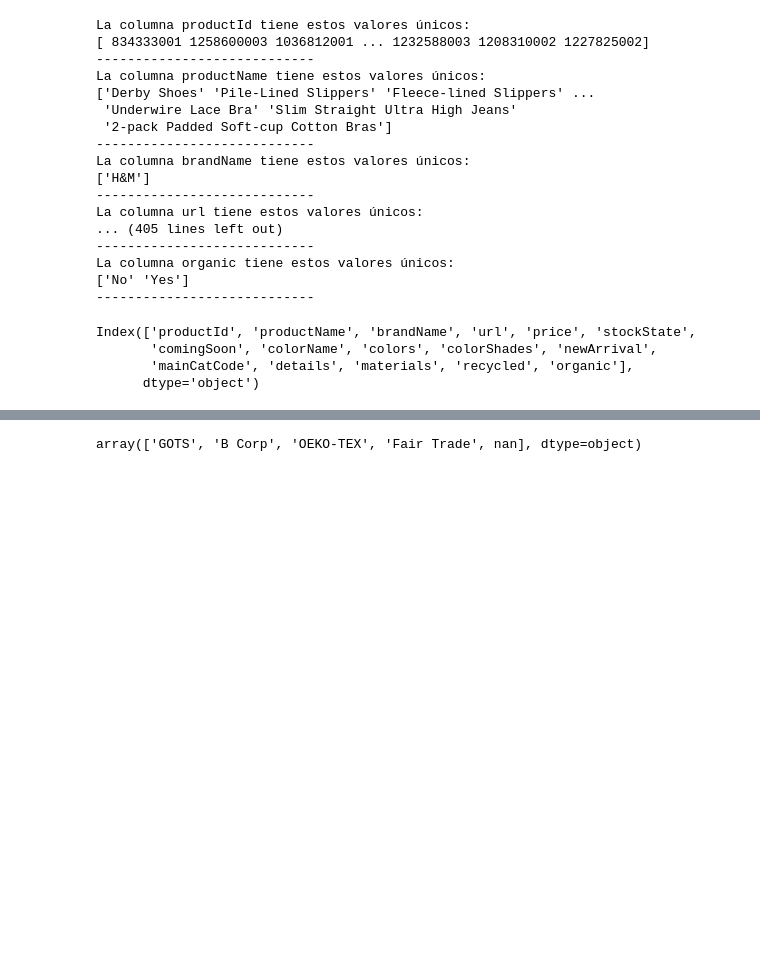
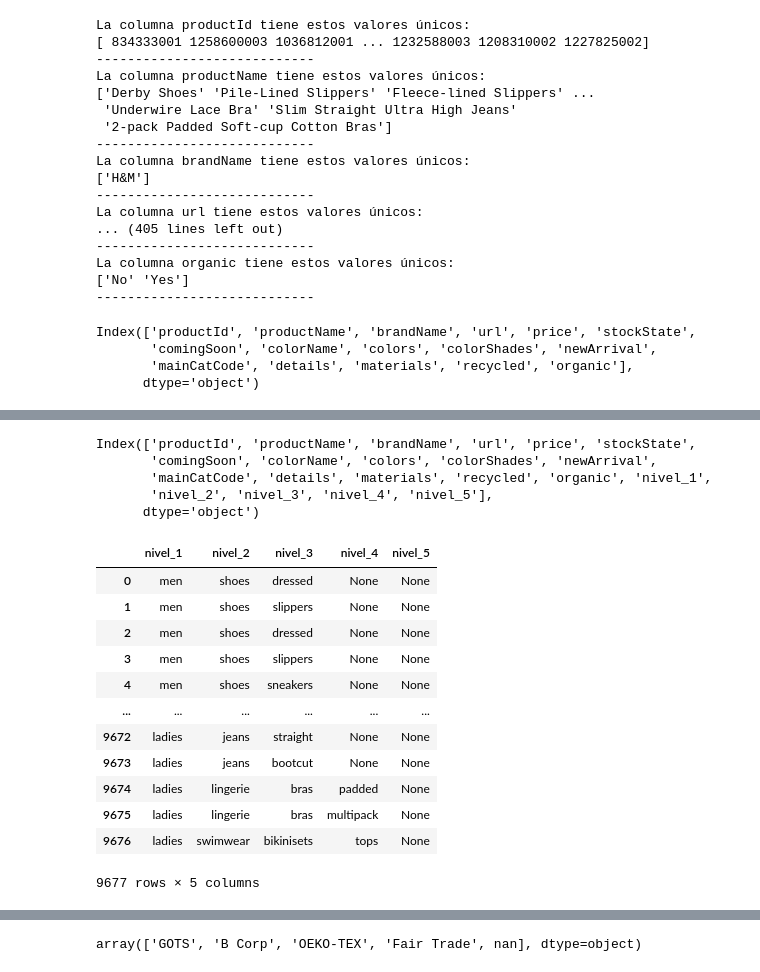
Before and after one commit to anamolinero/andrea-ana, a Jupyter notebook: pair_power_bi.ipynb, the cells around one changed output, grey strips where cells are left out. Drawn from its saved outputs; the diff is of its cells as text; code cells hidden in the pictures; blank space fills up the shorter version.

Commit message:
CSV hm nuevas columnas

```diff
--- a/pair_power_bi.ipynb
+++ b/pair_power_bi.ipynb
@@ -24,7 +24,7 @@ pd.set_option('display.max_columns', None) # para poder visualizar todas las col
 import warnings
 warnings.filterwarnings("ignore")
 # %%
-df = pd.read_csv("files\handm.csv")
+df = pd.read_csv("files/handm.csv")
 
 df.head()
 # %% [output]
@@ -162,5 +139,3 @@ Index(['productId', 'productName', 'brandName', 'url', 'price', 'stockState',
        'comingSoon', 'colorName', 'colors', 'colorShades', 'newArrival',
        'mainCatCode', 'details', 'materials', 'recycled', 'organic'],
       dtype='object')
-# %%
-df = df.drop(columns='has_recycled')
@@ -169,2 +141,0 @@ KeyError: "['has_recycled'] not found in axis"
-# %%
-df = df.drop(columns='has_organic')
@@ -177,0 +158,34 @@ Index(['productId', 'productName', 'brandName', 'url', 'price', 'stockState',
+# %%
+
+# Separar la columna 'categoria' por el carácter "_" en columnas nuevas
+df_split = df["mainCatCode"].str.split("_", expand=True)
+
+# Renombrar las nuevas columnas con nombres genéricos (puedes personalizar)
+df_split.columns = [f"nivel_{i+1}" for i in range(df_split.shape[1])]
+
+# Unir al DataFrame original si lo deseas
+df= pd.concat([df, df_split], axis=1)
+# %%
+df.columns
+# %% [output]
+Index(['productId', 'productName', 'brandName', 'url', 'price', 'stockState',
+       'comingSoon', 'colorName', 'colors', 'colorShades', 'newArrival',
+       'mainCatCode', 'details', 'materials', 'recycled', 'organic', 'nivel_1',
+       'nivel_2', 'nivel_3', 'nivel_4', 'nivel_5'],
+      dtype='object')
+# %%
+df[['nivel_1', 'nivel_2', 'nivel_3', 'nivel_4', 'nivel_5']]
+# %% [output]
+|  | nivel_1 | nivel_2 | nivel_3 | nivel_4 | nivel_5 |
+| 0 | men | shoes | dressed | None | None |
+| 1 | men | shoes | slippers | None | None |
+| 2 | men | shoes | dressed | None | None |
+| 3 | men | shoes | slippers | None | None |
+| 4 | men | shoes | sneakers | None | None |
+| ... | ... | ... | ... | ... | ... |
+| 9672 | ladies | jeans | straight | None | None |
+| 9673 | ladies | jeans | bootcut | None | None |
+| 9674 | ladies | lingerie | bras | padded | None |
+| 9675 | ladies | lingerie | bras | multipack | None |
+| 9676 | ladies | swimwear | bikinisets | tops | None |
+9677 rows × 5 columns
```
Also changed, not shown: parts of 21 cells of this notebook, 2 other files.
